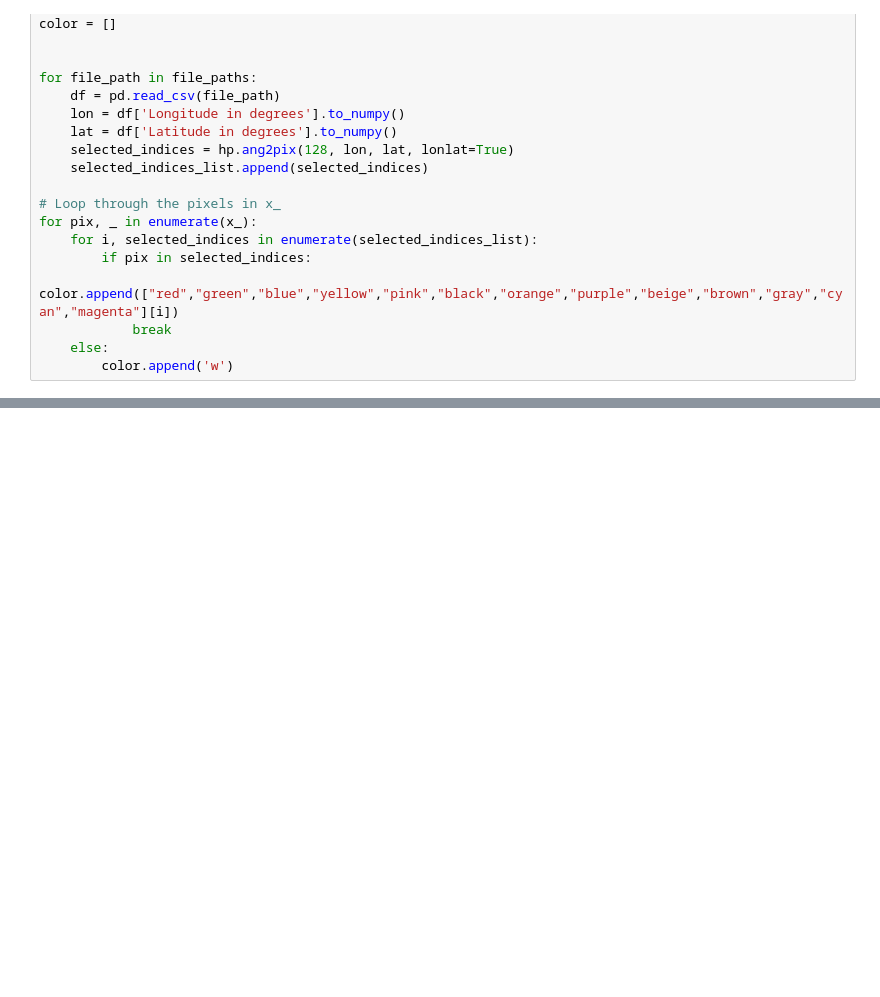
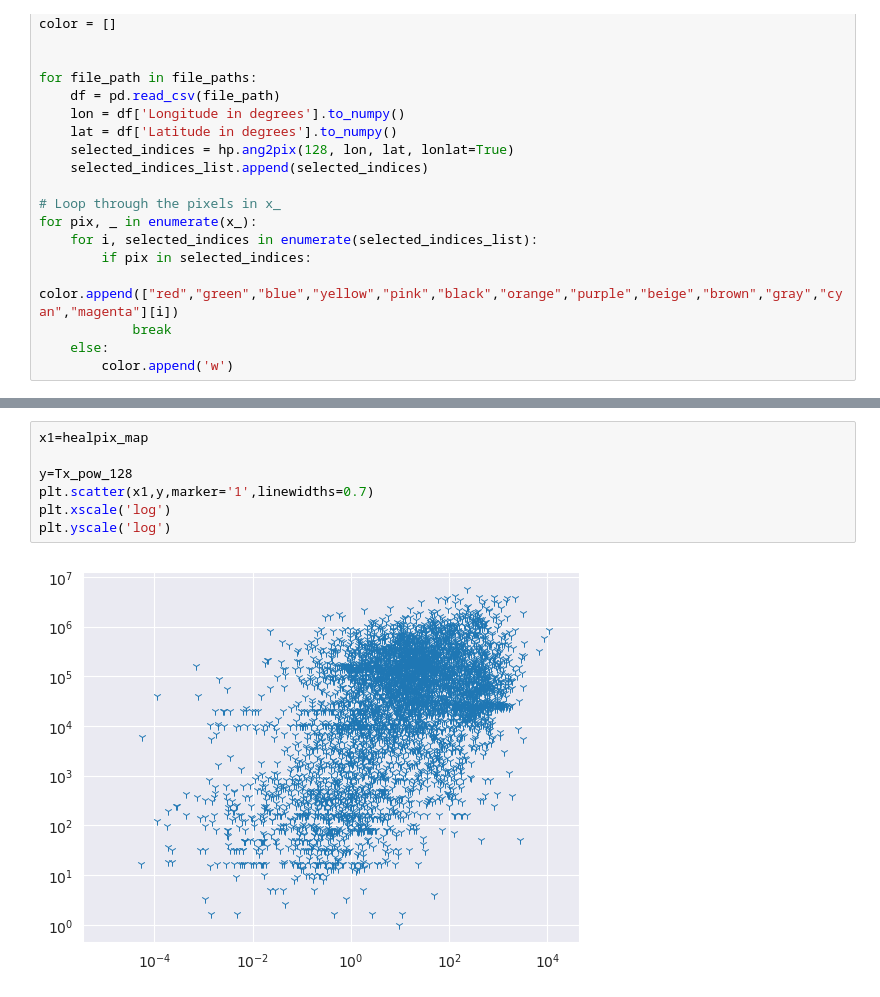
Before and after one commit to Bharatcs/rfi, a Jupyter notebook: Project/Stat_model_STARFIRE.ipynb, the cells around one changed output, grey strips where cells are left out. Drawn from its saved outputs; the diff is of its cells as text; blank space fills up the shorter version.

```diff
--- a/Project/Stat_model_STARFIRE.ipynb
+++ b/Project/Stat_model_STARFIRE.ipynb
@@ -162,0 +170,9 @@ plt.show()
+# %%
+x1=healpix_map
+
+y=Tx_pow_128
+plt.scatter(x1,y,marker='1',linewidths=0.7)
+plt.xscale('log')
+plt.yscale('log')
+# %% [output]
+[figure, added]
```
Also changed, not shown: parts of 6 cells of this notebook, 2 other files.
